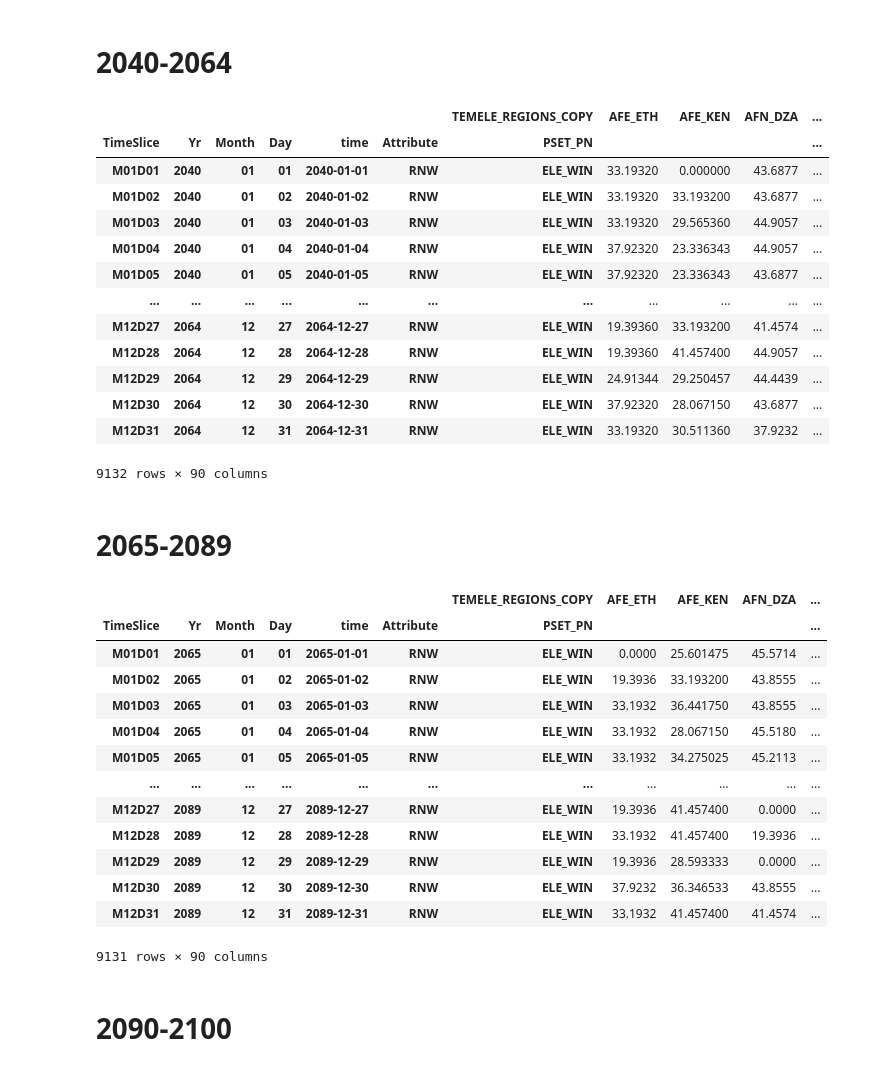
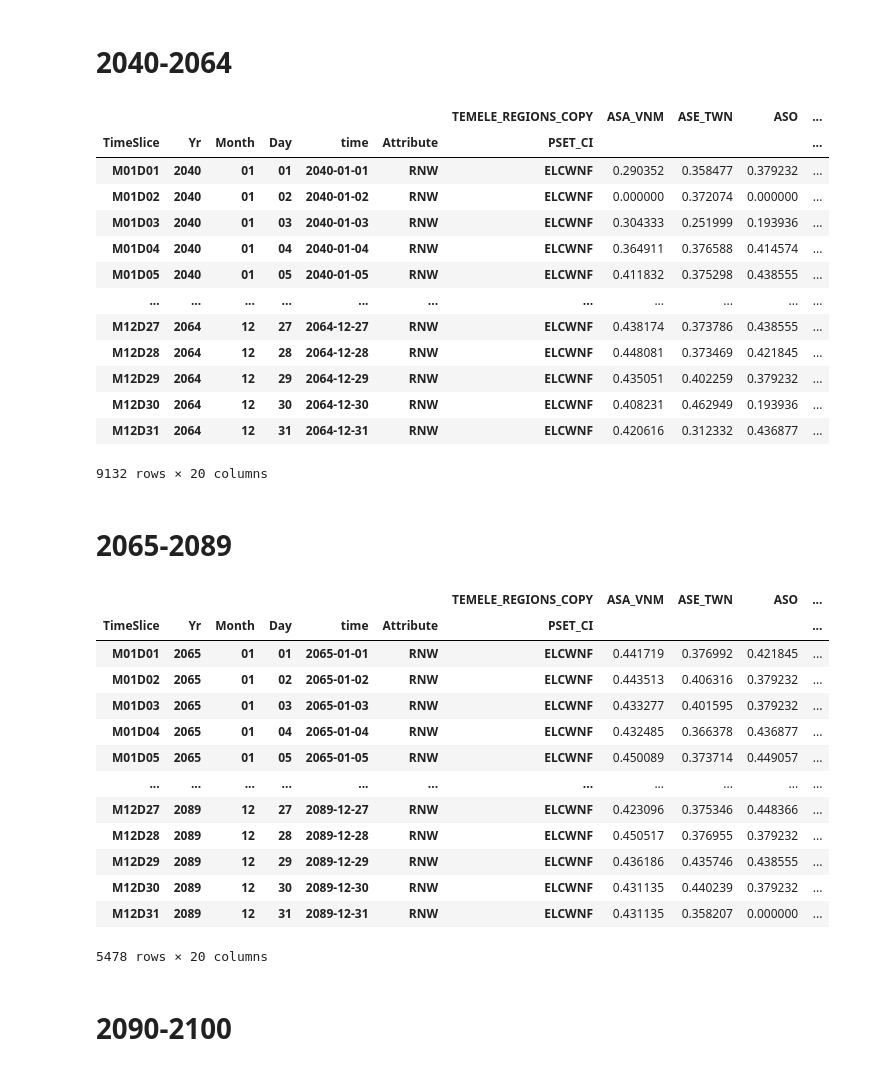
Before and after one commit to esma-cu/DATA_WIND_CF, a Jupyter notebook: Wind_Organize_CF.ipynb, the cells around one changed output. Saved outputs shown, nothing was run; the diff lists cells and outputs as text; code cells hidden in the pictures.

```diff
--- a/Wind_Organize_CF.ipynb
+++ b/Wind_Organize_CF.ipynb
@@ -254,7 +249,7 @@ SSP126_2090_2100_tt.to_csv('SSP126_2090_2100_test.csv')
 Organize in the Format that is compliant with TIMES/VEDA 2.0 --> Only Run the Block associated with the proper SSP
 # %%
 # dask open csv
-#SSP126_2015_2039_tt = dd.read_csv('SSP126_2015_2039_test.csv', assume_missing=True)
-#SSP126_2040_2064_tt = dd.read_csv('SSP126_2040_2064_test.csv', assume_missing=True)
-#SSP126_2065_2089_tt = dd.read_csv('SSP126_2065_2089_test.csv', assume_missing=True)
-SSP126_2090_2100_tt = dd.read_csv('SSP126_2090_2100_test.csv', assume_missing=True)
+SSP126_2015_2039_tt = dd.read_csv('SSP126_2015_2039_offshore_global.csv', assume_missing=True)
+SSP126_2040_2064_tt = dd.read_csv('SSP126_2040_2064_offshore_global.csv', assume_missing=True)
+SSP126_2065_2089_tt = dd.read_csv('SSP126_2065_2089_offshore_global.csv', assume_missing=True)
+SSP126_2090_2100_tt = dd.read_csv('SSP126_2090_2100_offshore_global.csv', assume_missing=True)
@@ -289,41 +309,41 @@ SSP126_2015_2039_tt.to_csv('SSP126_2015_2039_TIMES.csv')
 # %%
 #   SSP 126 2040-2064
 #create a new column called 'Month' that is the month of the 'time' column
 SSP126_2040_2064_tt['Month'] = SSP126_2040_2064_tt['time'].astype(str).str[5:7]
 #create a new column called 'Day' that is the day of the 'time' column
 SSP126_2040_2064_tt['Day'] = SSP126_2040_2064_tt['time'].astype(str).str[8:10]
 #create a new column called 'TimeSlice' that is 'M' + Month + 'D' + Day
 SSP126_2040_2064_tt['TimeSlice'] = 'M' + SSP126_2040_2064_tt['Month'] + 'D' + SSP126_2040_2064_tt['Day']
 # add a new column called 'Attribute' that is entirely full of 'RNW'
 SSP126_2040_2064_tt['Attribute'] = 'RNW'
 # add a new column called 'Yr' that is the year of the 'time' column
 SSP126_2040_2064_tt['Yr'] = SSP126_2040_2064_tt['time'].astype(str).str[:4]
 # add a new column called 'PSET_CI' that is 'ELCWNO' for onshore or 'ELCWNF' for offshore
-SSP126_2040_2064_tt['PSET_CI'] = 'ELCWNO'
+SSP126_2040_2064_tt['PSET_CI'] = 'ELCWNF'
 
-SSP126_2040_2064_tt= SSP126_2040_2064_tt.groupby(['State/Province', 'time']).first().compute()
+SSP126_2040_2064_tt= SSP126_2040_2064_tt.groupby(['TEMELE_REGIONS_COPY', 'time']).first().compute()
 #pivot the table so that TEMELE_REGIONS_COPY are the columns, TimeSlice are the rows, and the values are the CP
-SSP126_2040_2064_tt = SSP126_2040_2064_tt.pivot_table(index=['TimeSlice', 'Yr', 'Month', 'Day', 'time', 'Attribute', 'PSET_PN'], columns='State/Province', values='CP', aggfunc='first')
+SSP126_2040_2064_tt = SSP126_2040_2064_tt.pivot_table(index=['TimeSlice', 'Yr', 'Month', 'Day', 'time', 'Attribute', 'PSET_CI'], columns='TEMELE_REGIONS_COPY', values='CP', aggfunc='first')
 #replace all NaN values with 0
 SSP126_2040_2064_tt = SSP126_2040_2064_tt.fillna(0)
 
 #sort by the 'Yr' column
 SSP126_2040_2064_tt = SSP126_2040_2064_tt.sort_values(by=['time'])
 SSP126_2040_2064_tt
 # %% [output]
-|  |  |  |  |  |  | TEMELE_REGIONS_COPY | AFE_ETH | AFE_KEN | AFN_DZA | ... |
-| TimeSlice | Yr | Month | Day | time | Attribute | PSET_PN |  |  |  | ... |
-| M01D01 | 2040 | 01 | 01 | 2040-01-01 | RNW | ELE_WIN | 33.19320 | 0.000000 | 43.6877 | ... |
-| M01D02 | 2040 | 01 | 02 | 2040-01-02 | RNW | ELE_WIN | 33.19320 | 33.193200 | 43.6877 | ... |
-| M01D03 | 2040 | 01 | 03 | 2040-01-03 | RNW | ELE_WIN | 33.19320 | 29.565360 | 44.9057 | ... |
-| M01D04 | 2040 | 01 | 04 | 2040-01-04 | RNW | ELE_WIN | 37.92320 | 23.336343 | 44.9057 | ... |
-| M01D05 | 2040 | 01 | 05 | 2040-01-05 | RNW | ELE_WIN | 37.92320 | 23.336343 | 43.6877 | ... |
+|  |  |  |  |  |  | TEMELE_REGIONS_COPY | ASA_VNM | ASE_TWN | ASO | ... |
+| TimeSlice | Yr | Month | Day | time | Attribute | PSET_CI |  |  |  | ... |
+| M01D01 | 2040 | 01 | 01 | 2040-01-01 | RNW | ELCWNF | 0.290352 | 0.358477 | 0.379232 | ... |
+| M01D02 | 2040 | 01 | 02 | 2040-01-02 | RNW | ELCWNF | 0.000000 | 0.372074 | 0.000000 | ... |
+| M01D03 | 2040 | 01 | 03 | 2040-01-03 | RNW | ELCWNF | 0.304333 | 0.251999 | 0.193936 | ... |
+| M01D04 | 2040 | 01 | 04 | 2040-01-04 | RNW | ELCWNF | 0.364911 | 0.376588 | 0.414574 | ... |
+| M01D05 | 2040 | 01 | 05 | 2040-01-05 | RNW | ELCWNF | 0.411832 | 0.375298 | 0.438555 | ... |
 | ... | ... | ... | ... | ... | ... | ... | ... | ... | ... | ... |
-| M12D27 | 2064 | 12 | 27 | 2064-12-27 | RNW | ELE_WIN | 19.39360 | 33.193200 | 41.4574 | ... |
-| M12D28 | 2064 | 12 | 28 | 2064-12-28 | RNW | ELE_WIN | 19.39360 | 41.457400 | 44.9057 | ... |
-| M12D29 | 2064 | 12 | 29 | 2064-12-29 | RNW | ELE_WIN | 24.91344 | 29.250457 | 44.4439 | ... |
-| M12D30 | 2064 | 12 | 30 | 2064-12-30 | RNW | ELE_WIN | 37.92320 | 28.067150 | 43.6877 | ... |
-| M12D31 | 2064 | 12 | 31 | 2064-12-31 | RNW | ELE_WIN | 33.19320 | 30.511360 | 37.9232 | ... |
+| M12D27 | 2064 | 12 | 27 | 2064-12-27 | RNW | ELCWNF | 0.438174 | 0.373786 | 0.438555 | ... |
+| M12D28 | 2064 | 12 | 28 | 2064-12-28 | RNW | ELCWNF | 0.448081 | 0.373469 | 0.421845 | ... |
+| M12D29 | 2064 | 12 | 29 | 2064-12-29 | RNW | ELCWNF | 0.435051 | 0.402259 | 0.379232 | ... |
+| M12D30 | 2064 | 12 | 30 | 2064-12-30 | RNW | ELCWNF | 0.408231 | 0.462949 | 0.193936 | ... |
+| M12D31 | 2064 | 12 | 31 | 2064-12-31 | RNW | ELCWNF | 0.420616 | 0.312332 | 0.436877 | ... |
-9132 rows × 90 columns
+9132 rows × 20 columns
 # %%
 #export to csv
@@ -343,11 +363,11 @@ SSP126_2065_2089_tt['Attribute'] = 'RNW'
 # add a new column called 'Yr' that is the year of the 'time' column
 SSP126_2065_2089_tt['Yr'] = SSP126_2065_2089_tt['time'].astype(str).str[:4]
 # add a new column called 'PSET_CI' that is 'ELCWNO' for onshore or 'ELCWNF' for offshore
-SSP126_2065_2089_tt['PSET_CI'] = 'ELCWNO'
+SSP126_2065_2089_tt['PSET_CI'] = 'ELCWNF'
 
-SSP126_2065_2089_tt= SSP126_2065_2089_tt.groupby(['State/Province', 'time']).first().compute()
+SSP126_2065_2089_tt= SSP126_2065_2089_tt.groupby(['TEMELE_REGIONS_COPY', 'time']).first().compute()
 #pivot the table so that TEMELE_REGIONS_COPY are the columns, TimeSlice are the rows, and the values are the CP
-SSP126_2065_2089_tt = SSP126_2065_2089_tt.pivot_table(index=['TimeSlice', 'Yr', 'Month', 'Day', 'time', 'Attribute', 'PSET_PN'], columns='State/Province', values='CP', aggfunc='first')
+SSP126_2065_2089_tt = SSP126_2065_2089_tt.pivot_table(index=['TimeSlice', 'Yr', 'Month', 'Day', 'time', 'Attribute', 'PSET_CI'], columns='TEMELE_REGIONS_COPY', values='CP', aggfunc='first')
 #replace all NaN values with 0
 SSP126_2065_2089_tt = SSP126_2065_2089_tt.fillna(0)
 
@@ -355,19 +375,19 @@ SSP126_2065_2089_tt = SSP126_2065_2089_tt.fillna(0)
 SSP126_2065_2089_tt = SSP126_2065_2089_tt.sort_values(by=['time'])
 SSP126_2065_2089_tt
 # %% [output]
-|  |  |  |  |  |  | TEMELE_REGIONS_COPY | AFE_ETH | AFE_KEN | AFN_DZA | ... |
-| TimeSlice | Yr | Month | Day | time | Attribute | PSET_PN |  |  |  | ... |
-| M01D01 | 2065 | 01 | 01 | 2065-01-01 | RNW | ELE_WIN | 0.0000 | 25.601475 | 45.5714 | ... |
-| M01D02 | 2065 | 01 | 02 | 2065-01-02 | RNW | ELE_WIN | 19.3936 | 33.193200 | 43.8555 | ... |
-| M01D03 | 2065 | 01 | 03 | 2065-01-03 | RNW | ELE_WIN | 33.1932 | 36.441750 | 43.8555 | ... |
-| M01D04 | 2065 | 01 | 04 | 2065-01-04 | RNW | ELE_WIN | 33.1932 | 28.067150 | 45.5180 | ... |
-| M01D05 | 2065 | 01 | 05 | 2065-01-05 | RNW | ELE_WIN | 33.1932 | 34.275025 | 45.2113 | ... |
+|  |  |  |  |  |  | TEMELE_REGIONS_COPY | ASA_VNM | ASE_TWN | ASO | ... |
+| TimeSlice | Yr | Month | Day | time | Attribute | PSET_CI |  |  |  | ... |
+| M01D01 | 2065 | 01 | 01 | 2065-01-01 | RNW | ELCWNF | 0.441719 | 0.376992 | 0.421845 | ... |
+| M01D02 | 2065 | 01 | 02 | 2065-01-02 | RNW | ELCWNF | 0.443513 | 0.406316 | 0.379232 | ... |
+| M01D03 | 2065 | 01 | 03 | 2065-01-03 | RNW | ELCWNF | 0.433277 | 0.401595 | 0.379232 | ... |
+| M01D04 | 2065 | 01 | 04 | 2065-01-04 | RNW | ELCWNF | 0.432485 | 0.366378 | 0.436877 | ... |
+| M01D05 | 2065 | 01 | 05 | 2065-01-05 | RNW | ELCWNF | 0.450089 | 0.373714 | 0.449057 | ... |
 | ... | ... | ... | ... | ... | ... | ... | ... | ... | ... | ... |
-| M12D27 | 2089 | 12 | 27 | 2089-12-27 | RNW | ELE_WIN | 19.3936 | 41.457400 | 0.0000 | ... |
-| M12D28 | 2089 | 12 | 28 | 2089-12-28 | RNW | ELE_WIN | 33.1932 | 41.457400 | 19.3936 | ... |
-| M12D29 | 2089 | 12 | 29 | 2089-12-29 | RNW | ELE_WIN | 19.3936 | 28.593333 | 0.0000 | ... |
-| M12D30 | 2089 | 12 | 30 | 2089-12-30 | RNW | ELE_WIN | 37.9232 | 36.346533 | 43.8555 | ... |
-| M12D31 | 2089 | 12 | 31 | 2089-12-31 | RNW | ELE_WIN | 33.1932 | 41.457400 | 41.4574 | ... |
+| M12D27 | 2089 | 12 | 27 | 2089-12-27 | RNW | ELCWNF | 0.423096 | 0.375346 | 0.448366 | ... |
+| M12D28 | 2089 | 12 | 28 | 2089-12-28 | RNW | ELCWNF | 0.450517 | 0.376955 | 0.379232 | ... |
+| M12D29 | 2089 | 12 | 29 | 2089-12-29 | RNW | ELCWNF | 0.436186 | 0.435746 | 0.438555 | ... |
+| M12D30 | 2089 | 12 | 30 | 2089-12-30 | RNW | ELCWNF | 0.431135 | 0.440239 | 0.379232 | ... |
+| M12D31 | 2089 | 12 | 31 | 2089-12-31 | RNW | ELCWNF | 0.431135 | 0.358207 | 0.000000 | ... |
-9131 rows × 90 columns
+5478 rows × 20 columns
 # %%
 #export to csv
```
Also changed, not shown: parts of 43 cells of this notebook.
